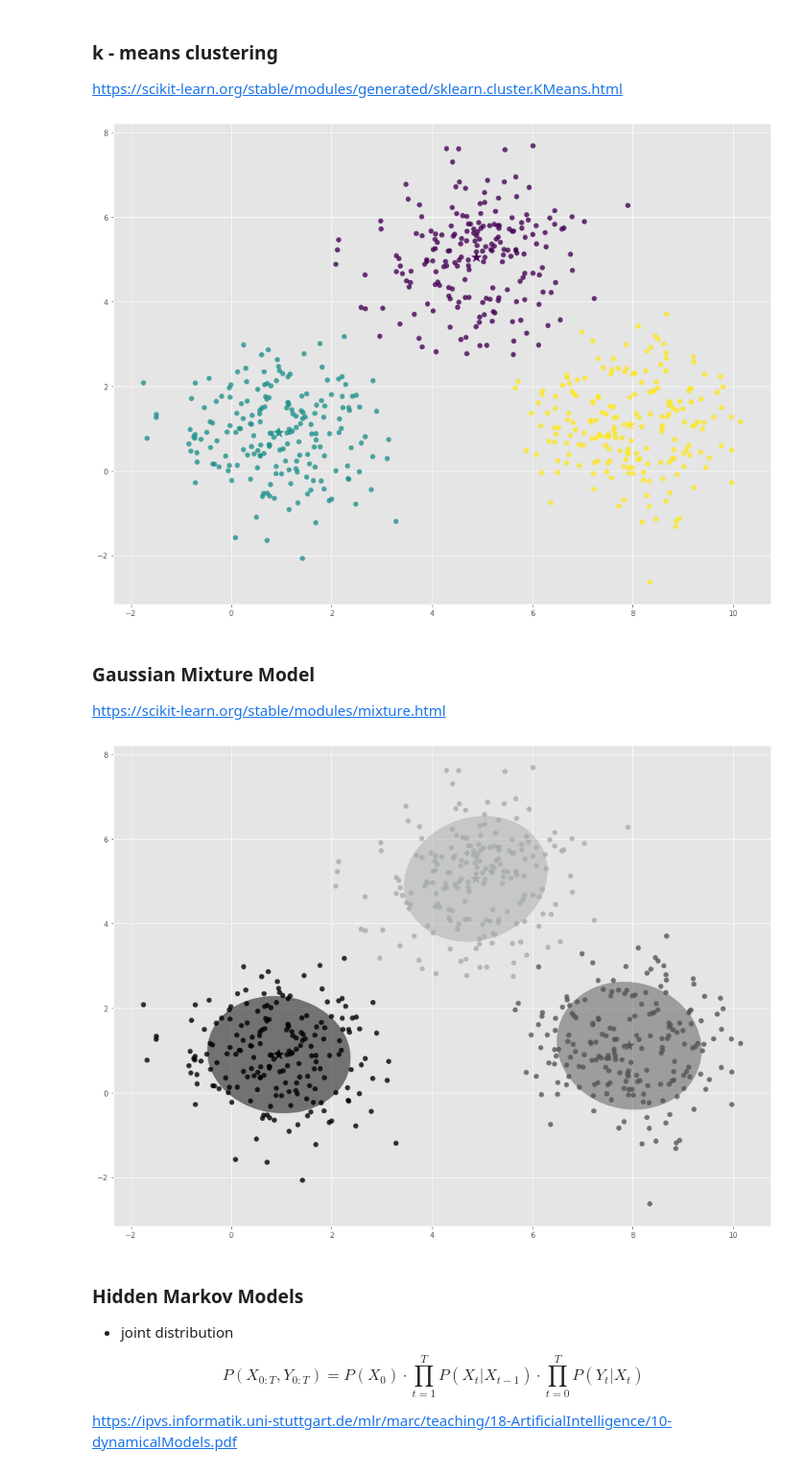
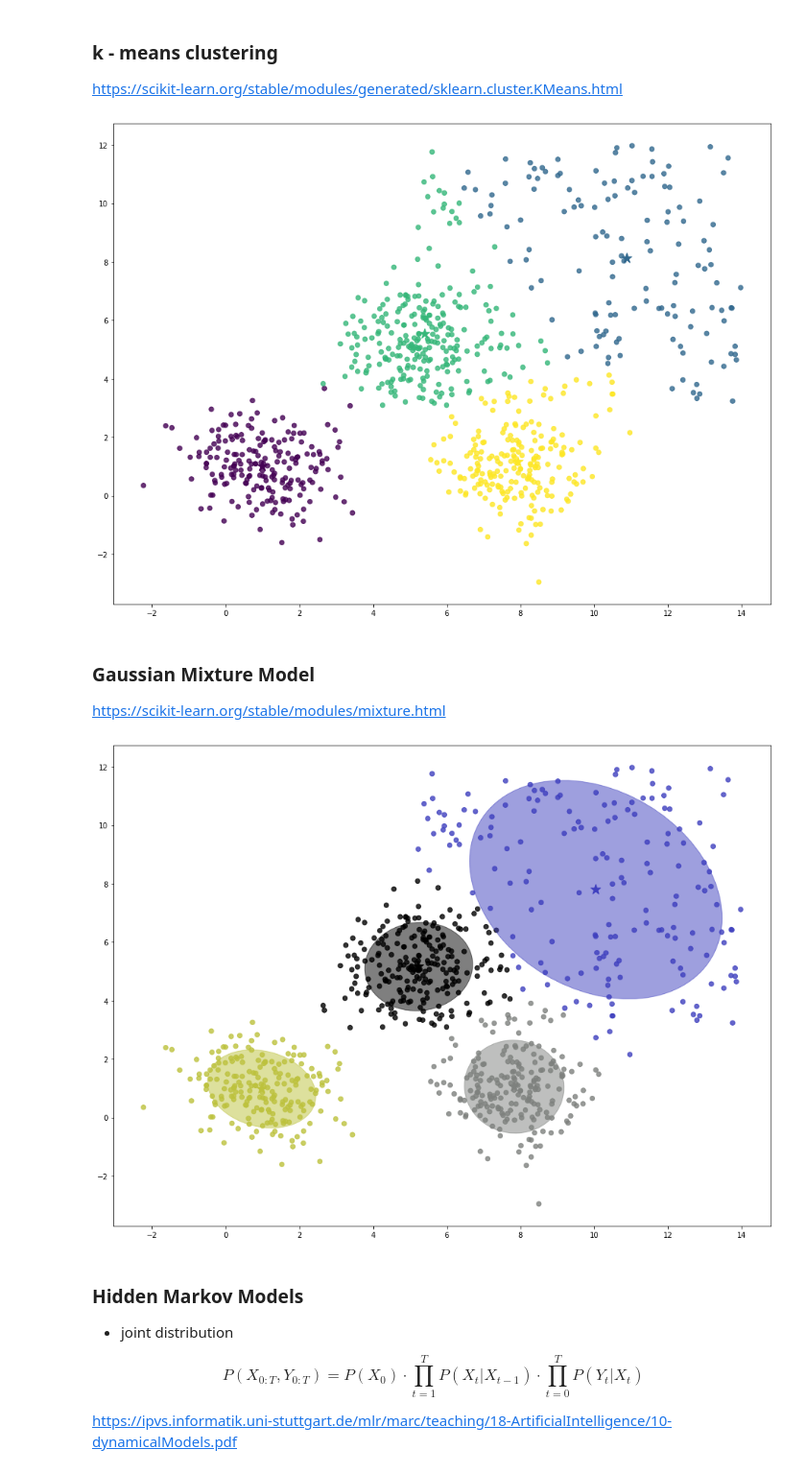
Before and after one commit to marctuscher/imitation-learning, a Jupyter notebook: slides/slides_clean.ipynb, the cells around one changed output. Shown: that part at 96% size. Saved outputs shown, nothing was run; the diff lists cells and outputs as text; code cells hidden in the pictures.

```diff
--- a/slides/slides_clean.ipynb
+++ b/slides/slides_clean.ipynb
@@ -47,13 +47,16 @@ IPython.OutputArea.prototype._should_scroll = function(lines) {
 center_1 = np.array([1,1])
 center_2 = np.array([5,5])
 center_3 = np.array([8,1])
+center_4 = np.array([4,2])
 
 # Generate random data and center it to the three centers
 data_1 = np.random.randn(200, 2) + center_1
 data_2 = np.random.randn(200,2) + center_2
 data_3 = np.random.randn(200,2) + center_3
+data_4 = np.random.uniform(1.2, 10, size=(200, 2)) + center_4
+print(data_4.shape)
 
-data = np.concatenate((data_1, data_2, data_3), axis = 0)
-
-plt.scatter(data[:,0], data[:,1], s=7)
+data = np.concatenate((data_1, data_2, data_3, data_4), axis = 0)
+plt.figure(figsize=(14, 10))
+plt.scatter(data[:,0], data[:,1], s=40)
 # %% [output]
@@ -65,7 +69,7 @@ https://scikit-learn.org/stable/modules/generated/sklearn.cluster.KMeans.html
 # %%
 from sklearn.cluster import KMeans
 
-def plot_kmeans_model(n_clusters=3, max_iter=10):
+def plot_kmeans_model(n_clusters=4, max_iter=100):
     model = KMeans(n_clusters=n_clusters, max_iter=max_iter)
     model.fit(data)
     y = model.predict(data)
@@ -78,7 +82,7 @@ def plot_kmeans_model(n_clusters=3, max_iter=10):
 
 plot_kmeans_model()
 # %% [output]
-[figure, old version]
+[figure, new version]
 # %% [markdown]
 ### Gaussian Mixture Model
 https://scikit-learn.org/stable/modules/mixture.html
@@ -89,36 +93,36 @@ from matplotlib import colors as mcolors
 
 def get_spaced_colors(n, opacity=1):
     max_value = 16581375 #255**3
     interval = int(max_value/ n )
     colors = [hex(I)[2:].zfill(6) for I in range(0, max_value, interval)]
     return [(int(i[:2], 16)/255, int(i[2:4], 16)/255, int(i[4:], 16)/255, opacity) for i in colors]
 
-def plot_gmm(n_clusters=3, max_iter=10):
+def plot_gmm(n_clusters=4, max_iter=100):
     colors = get_spaced_colors(n_clusters)
     model = GaussianMixture(n_components=n_clusters, max_iter=max_iter)
     model.fit(data)
     y = model.predict(data)
     fig, ax = plt.subplots(figsize=(16,12))
     colors_y = list(map(lambda x: colors[x], y))
     plt.scatter(data[:, 0], data[:, 1], c=colors_y, s=40, alpha=0.8)
     centers = model.means_
     y_centers = model.predict(centers)
     colors_c = list(map(lambda x: colors[x], y_centers))
     plt.scatter(centers[:, 0], centers[:, 1], c=colors_c, s=200, marker="*")
     for i, (mean, covar) in enumerate(list(zip(model.means_, model.covariances_))):
         v, w = np.linalg.eigh(covar)
         v = 2* np.sqrt(2.) * np.sqrt(v)
         u = w[0] / np.linalg.norm(w[0])
         angle =  180. * np.arctan(u[1]/u[0]) / np.pi
         ell = mpl.patches.Ellipse(mean, v[0], v[1], 180. + angle, color=colors_c[i])
         ell.set_clip_box(fig.bbox)
         ell.set_alpha(0.5)
         ax.add_patch(ell)
 
 
-plot_gmm(n_clusters=3, max_iter=100)
+plot_gmm(n_clusters=4, max_iter=100)
 # %% [output]
-[figure, old version]
+[figure, new version]
 # %% [markdown]
 ### Hidden Markov Models
 
```
Also changed, not shown: parts of 23 cells of this notebook, 4 other files.
